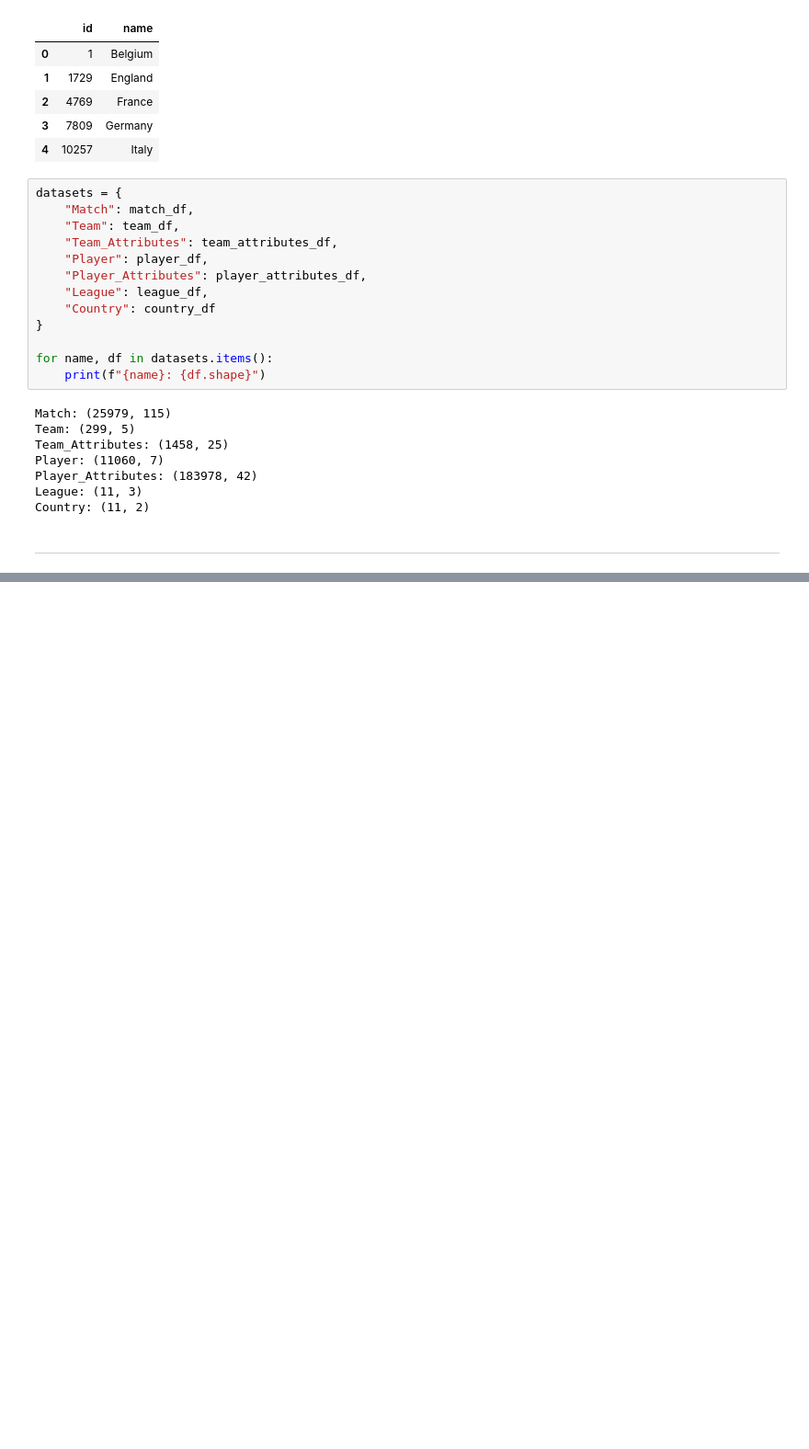
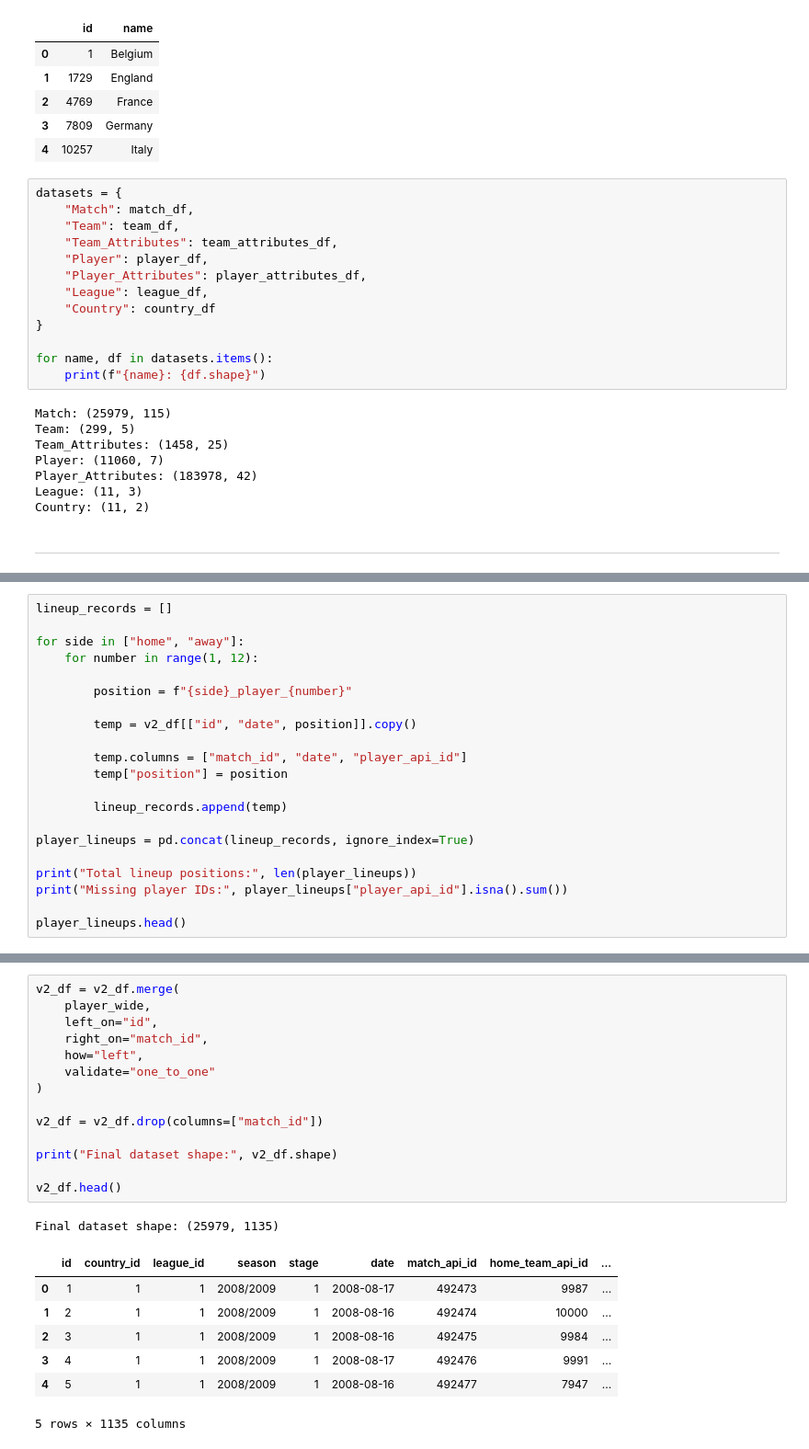
Before and after one commit to Aalli-Talpur/football-match-outcome-prediction, a Jupyter notebook: Notebook/04_Dataset_V2_Feature_Engineering_and_Experimentation.ipynb, the cells around one changed output, grey strips where cells are left out. Shown at 92% size. Saved outputs shown, nothing was run; the diff lists cells and outputs as text; blank space fills up the shorter version.

```diff
--- a/Notebook/04_Dataset_V2_Feature_Engineering_and_Experimentation.ipynb
+++ b/Notebook/04_Dataset_V2_Feature_Engineering_and_Experimentation.ipynb
@@ -123,0 +314,21 @@ Country: (11, 2)
+# %%
+lineup_records = []
+
+for side in ["home", "away"]:
+    for number in range(1, 12):
+
+        position = f"{side}_player_{number}"
+
+        temp = v2_df[["id", "date", position]].copy()
+
+        temp.columns = ["match_id", "date", "player_api_id"]
+        temp["position"] = position
+
+        lineup_records.append(temp)
+
+player_lineups = pd.concat(lineup_records, ignore_index=True)
+
+print("Total lineup positions:", len(player_lineups))
+print("Missing player IDs:", player_lineups["player_api_id"].isna().sum())
+
+player_lineups.head()
@@ -123,0 +481,23 @@ Country: (11, 2)
+# %%
+v2_df = v2_df.merge(
+    player_wide,
+    left_on="id",
+    right_on="match_id",
+    how="left",
+    validate="one_to_one"
+)
+
+v2_df = v2_df.drop(columns=["match_id"])
+
+print("Final dataset shape:", v2_df.shape)
+
+v2_df.head()
+# %% [output]
+Final dataset shape: (25979, 1135)
+|  | id | country_id | league_id | season | stage | date | match_api_id | home_team_api_id | ... |
+| 0 | 1 | 1 | 1 | 2008/2009 | 1 | 2008-08-17 | 492473 | 9987 | ... |
+| 1 | 2 | 1 | 1 | 2008/2009 | 1 | 2008-08-16 | 492474 | 10000 | ... |
+| 2 | 3 | 1 | 1 | 2008/2009 | 1 | 2008-08-16 | 492475 | 9984 | ... |
+| 3 | 4 | 1 | 1 | 2008/2009 | 1 | 2008-08-17 | 492476 | 9991 | ... |
+| 4 | 5 | 1 | 1 | 2008/2009 | 1 | 2008-08-16 | 492477 | 7947 | ... |
+5 rows × 1135 columns
```
Also changed, not shown: parts of 22 cells of this notebook.
